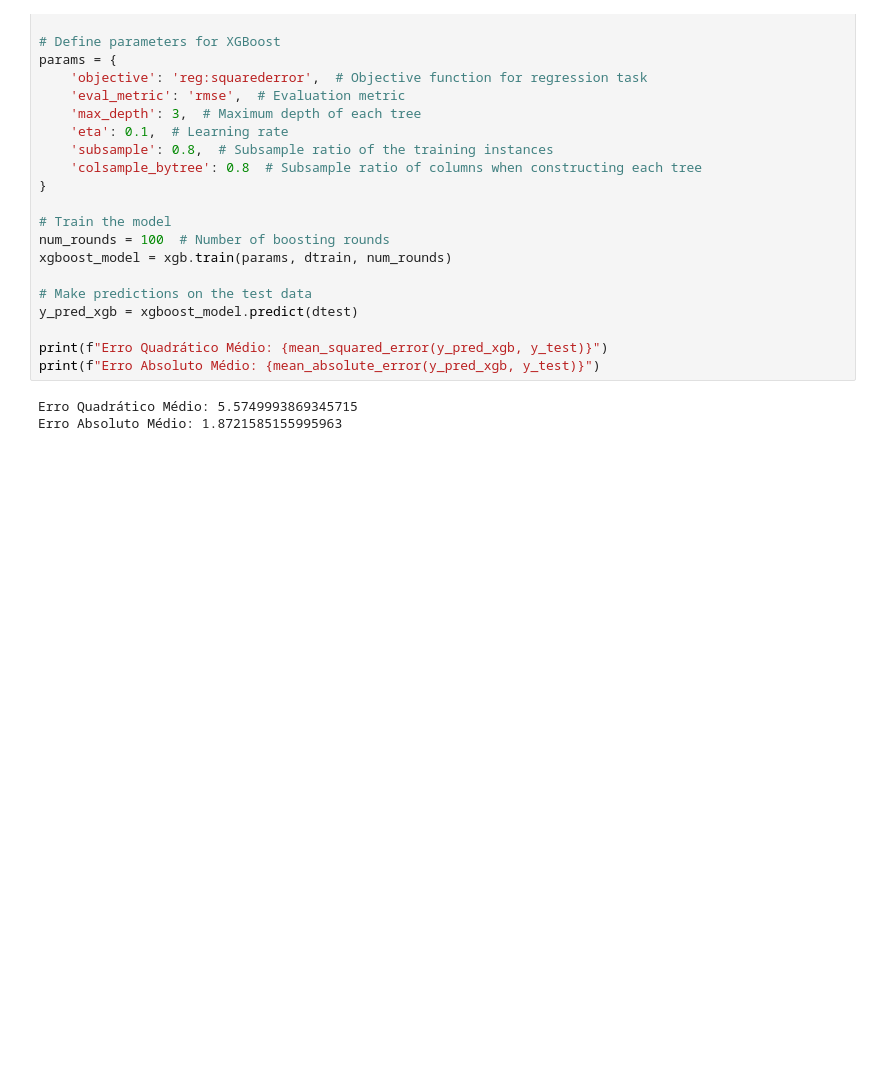
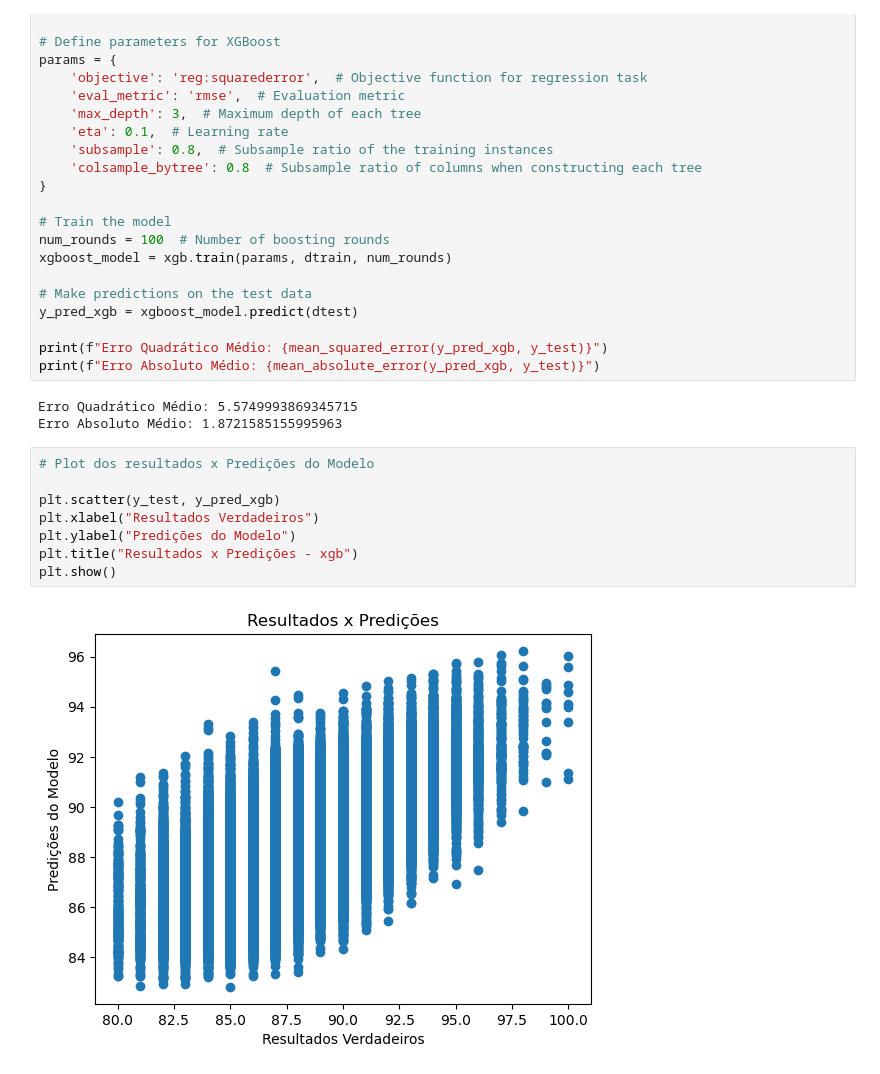
Before and after one commit to guilherme-puida/ia, a Jupyter notebook: notebooks/selecao_modelos/Selecao_Modelos_Wine_Quality_Data.ipynb, the cells around one changed output. Saved outputs shown, nothing was run; the diff lists cells and outputs as text; blank space fills up the shorter version.

```diff
--- a/notebooks/selecao_modelos/Selecao_Modelos_Wine_Quality_Data.ipynb
+++ b/notebooks/selecao_modelos/Selecao_Modelos_Wine_Quality_Data.ipynb
@@ -256,3 +286,13 @@ print(f"Erro Absoluto Médio: {mean_absolute_error(y_pred_xgb, y_test)}")
 # %% [output]
 Erro Quadrático Médio: 5.5749993869345715
 Erro Absoluto Médio: 1.8721585155995963
+# %%
+# Plot dos resultados x Predições do Modelo
+
+plt.scatter(y_test, y_pred_xgb)
+plt.xlabel("Resultados Verdadeiros")
+plt.ylabel("Predições do Modelo")
+plt.title("Resultados x Predições - xgb")
+plt.show()
+# %% [output]
+[figure, added]
```
Also changed, not shown: parts of 3 cells of this notebook, 1 other file.
